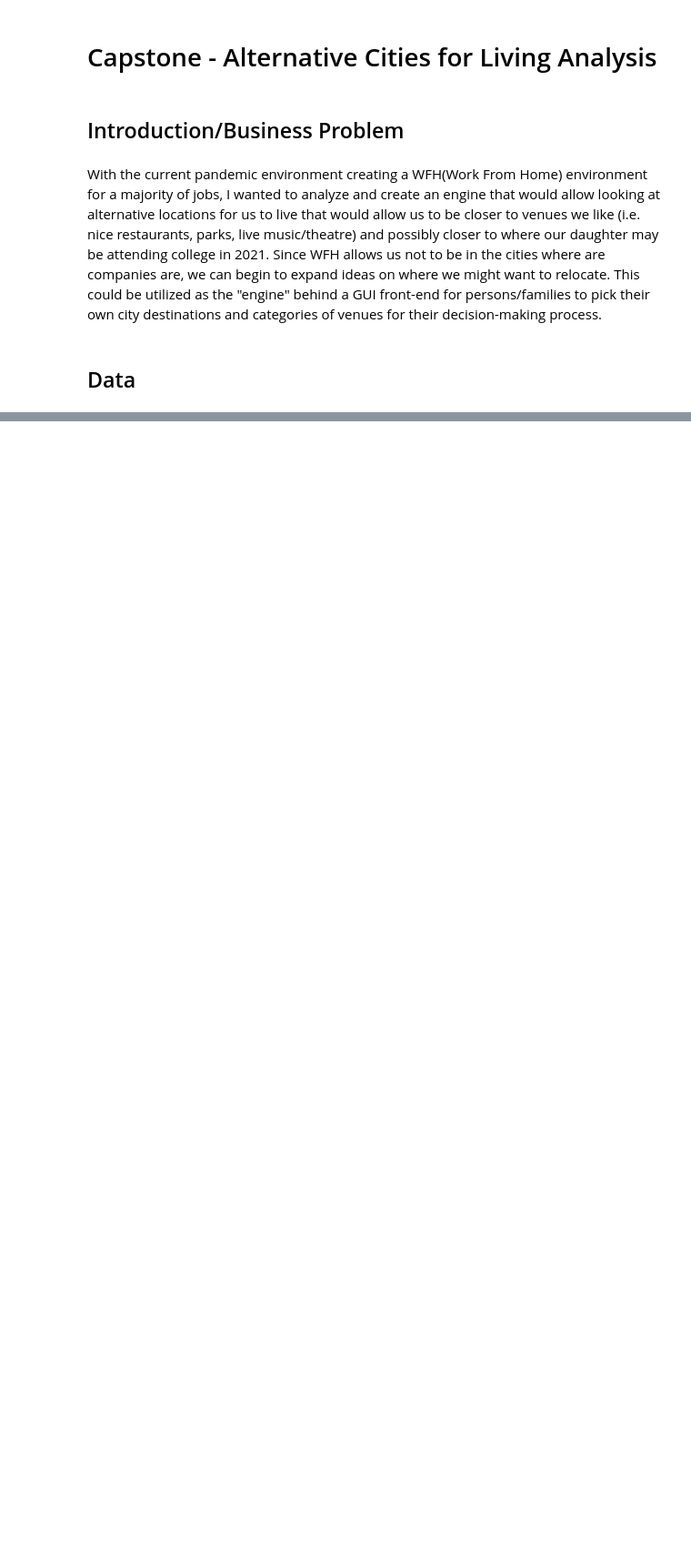
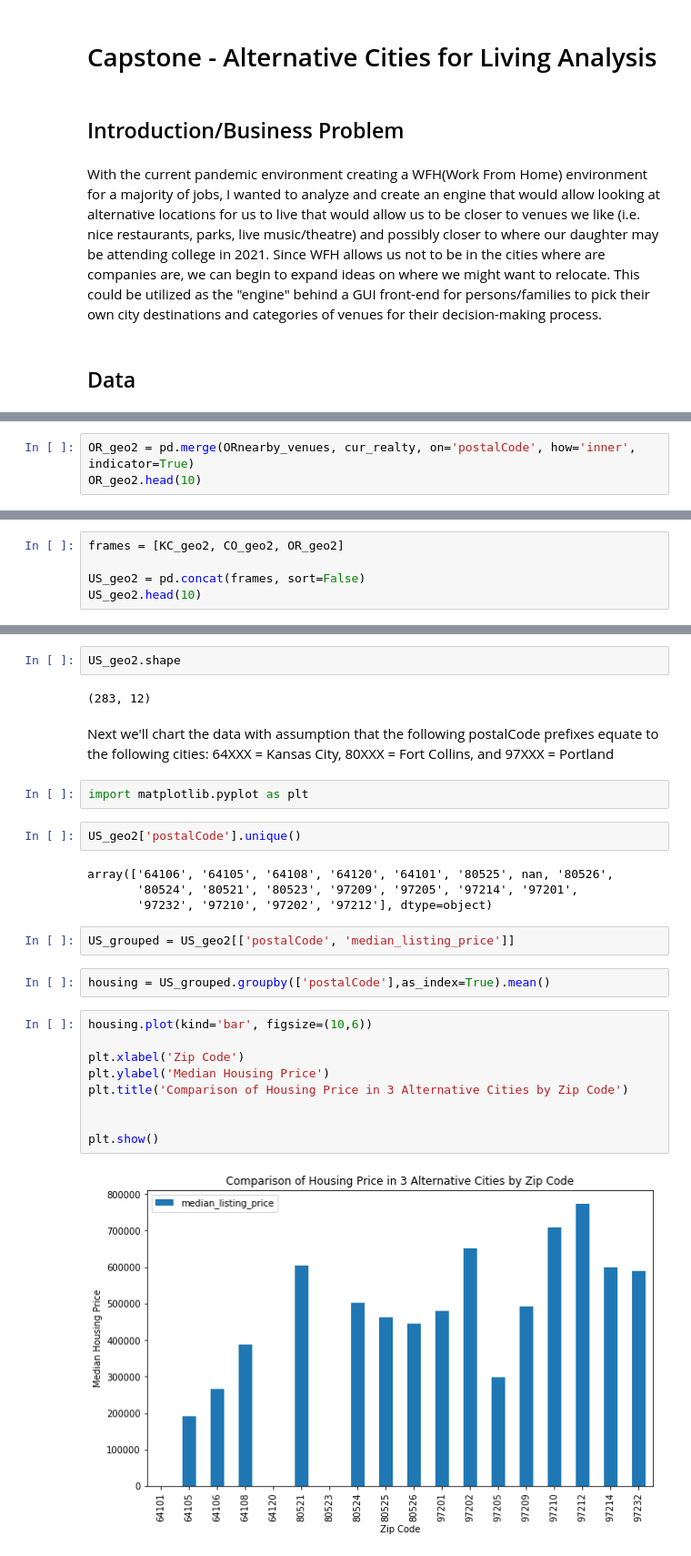
Before and after one commit to dkhunter09/Coursera_Capstone, a Jupyter notebook: Final Capstone Project.ipynb, the cells around one changed output, grey strips where cells are left out. Shown at 91% size. Saved outputs shown, nothing was run; the diff lists cells and outputs as text; blank space fills up the shorter version.

```diff
--- a/Final Capstone Project.ipynb
+++ b/Final Capstone Project.ipynb
@@ -16,0 +803,3 @@ All this data will allow us to compare zip codes(areas) in those cities that wou
+# %%
+OR_geo2 = pd.merge(ORnearby_venues, cur_realty, on='postalCode', how='inner', indicator=True)
+OR_geo2.head(10)
@@ -16,0 +958,5 @@ All this data will allow us to compare zip codes(areas) in those cities that wou
+# %%
+frames = [KC_geo2, CO_geo2, OR_geo2]
+
+US_geo2 = pd.concat(frames, sort=False)
+US_geo2.head(10)
@@ -16,0 +975,29 @@ All this data will allow us to compare zip codes(areas) in those cities that wou
+# %%
+US_geo2.shape
+# %% [output]
+(283, 12)
+# %% [markdown]
+Next we'll chart the data with assumption that the following postalCode prefixes equate to the following cities:  64XXX = Kansas City, 80XXX = Fort Collins, and 97XXX = Portland
+# %%
+import matplotlib.pyplot as plt
+# %%
+US_geo2['postalCode'].unique()
+# %% [output]
+array(['64106', '64105', '64108', '64120', '64101', '80525', nan, '80526',
+       '80524', '80521', '80523', '97209', '97205', '97214', '97201',
+       '97232', '97210', '97202', '97212'], dtype=object)
+# %%
+US_grouped = US_geo2[['postalCode', 'median_listing_price']]
+# %%
+housing = US_grouped.groupby(['postalCode'],as_index=True).mean()
+# %%
+housing.plot(kind='bar', figsize=(10,6))
+
+plt.xlabel('Zip Code')
+plt.ylabel('Median Housing Price')
+plt.title('Comparison of Housing Price in 3 Alternative Cities by Zip Code')
+
+
+plt.show()
+# %% [output]
+[figure, added]
```
Also changed, not shown: parts of 97 cells of this notebook.
